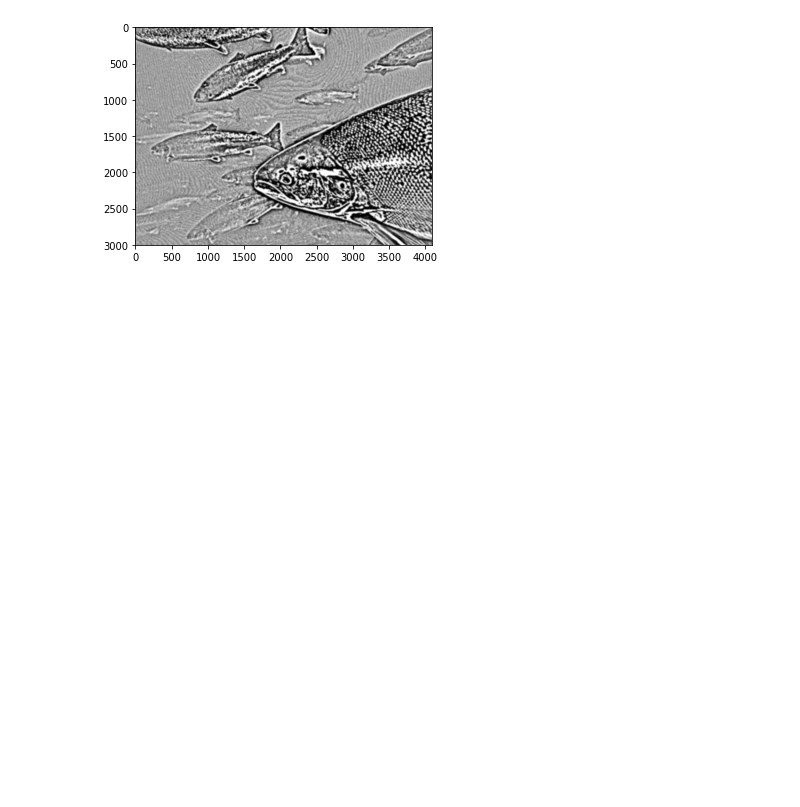
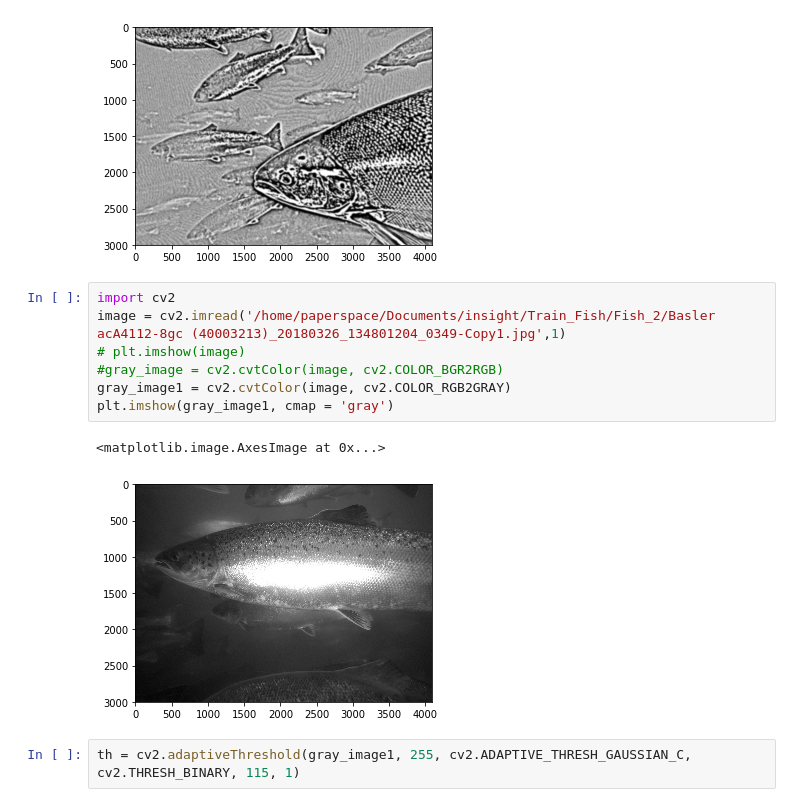
Before and after one commit to spnaik/FishinNet, a Jupyter notebook: Notebook/K_means_aq.ipynb, the cells around one changed output. Cells and saved outputs as stored; diff of their text form; blank space fills up the shorter version.

Commit message:
cropped images incl

```diff
--- a/Notebook/K_means_aq.ipynb
+++ b/Notebook/K_means_aq.ipynb
@@ -118,3 +120,15 @@ plt.imshow(th, cmap = 'gray', interpolation = 'bicubic')
 # %% [output]
 <matplotlib.image.AxesImage at 0x...>
 [figure]
+# %%
+import cv2
+image = cv2.imread('/home/paperspace/Documents/insight/Train_Fish/Fish_2/Basler acA4112-8gc (40003213)_20180326_134801204_0349-Copy1.jpg',1)
+# plt.imshow(image)
+#gray_image = cv2.cvtColor(image, cv2.COLOR_BGR2RGB)
+gray_image1 = cv2.cvtColor(image, cv2.COLOR_RGB2GRAY)
+plt.imshow(gray_image1, cmap = 'gray')
+# %% [output]
+<matplotlib.image.AxesImage at 0x...>
+[figure, added]
+# %%
+th = cv2.adaptiveThreshold(gray_image1, 255, cv2.ADAPTIVE_THRESH_GAUSSIAN_C, cv2.THRESH_BINARY, 115, 1)
```
Also changed, not shown: parts of 3 cells of this notebook.
